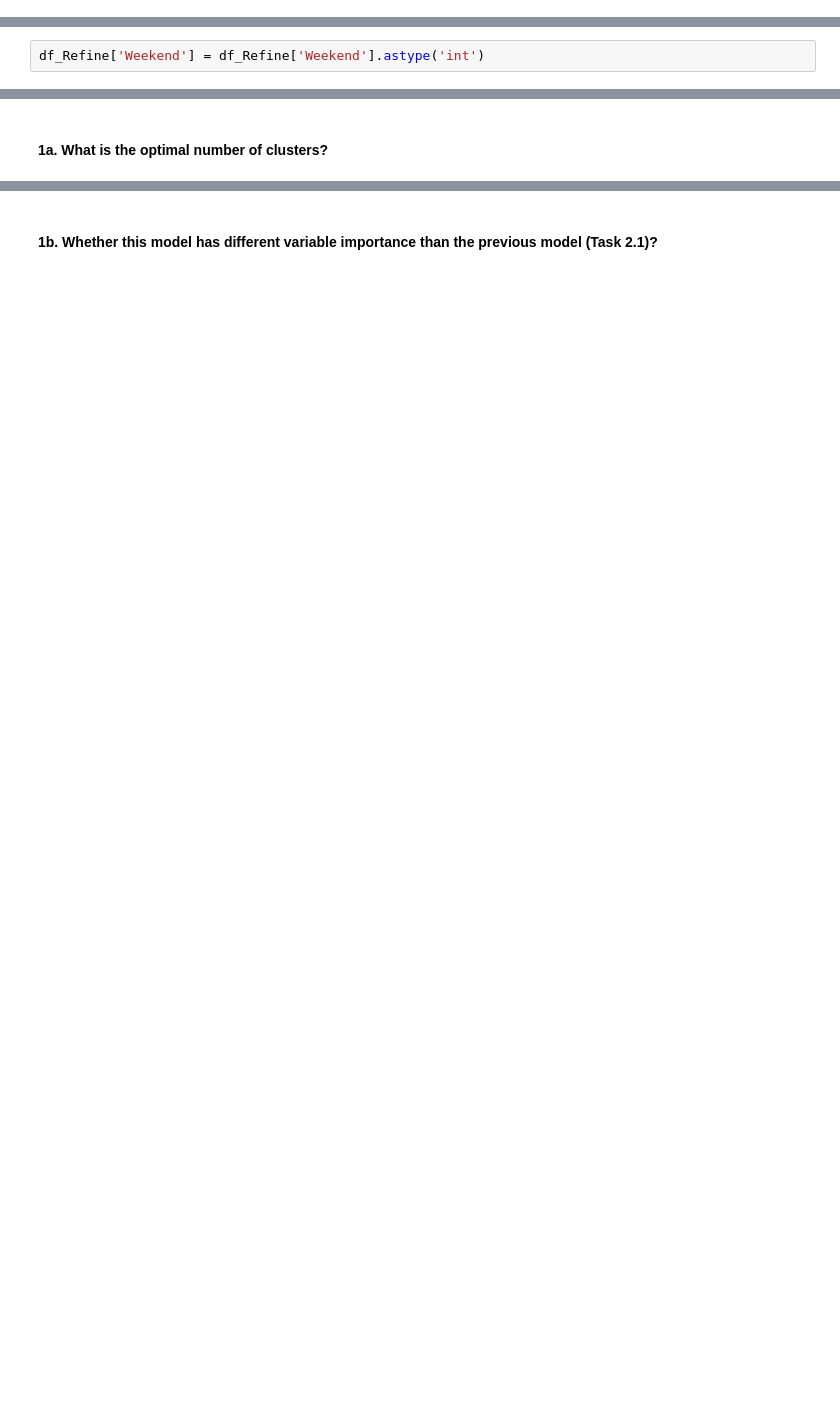
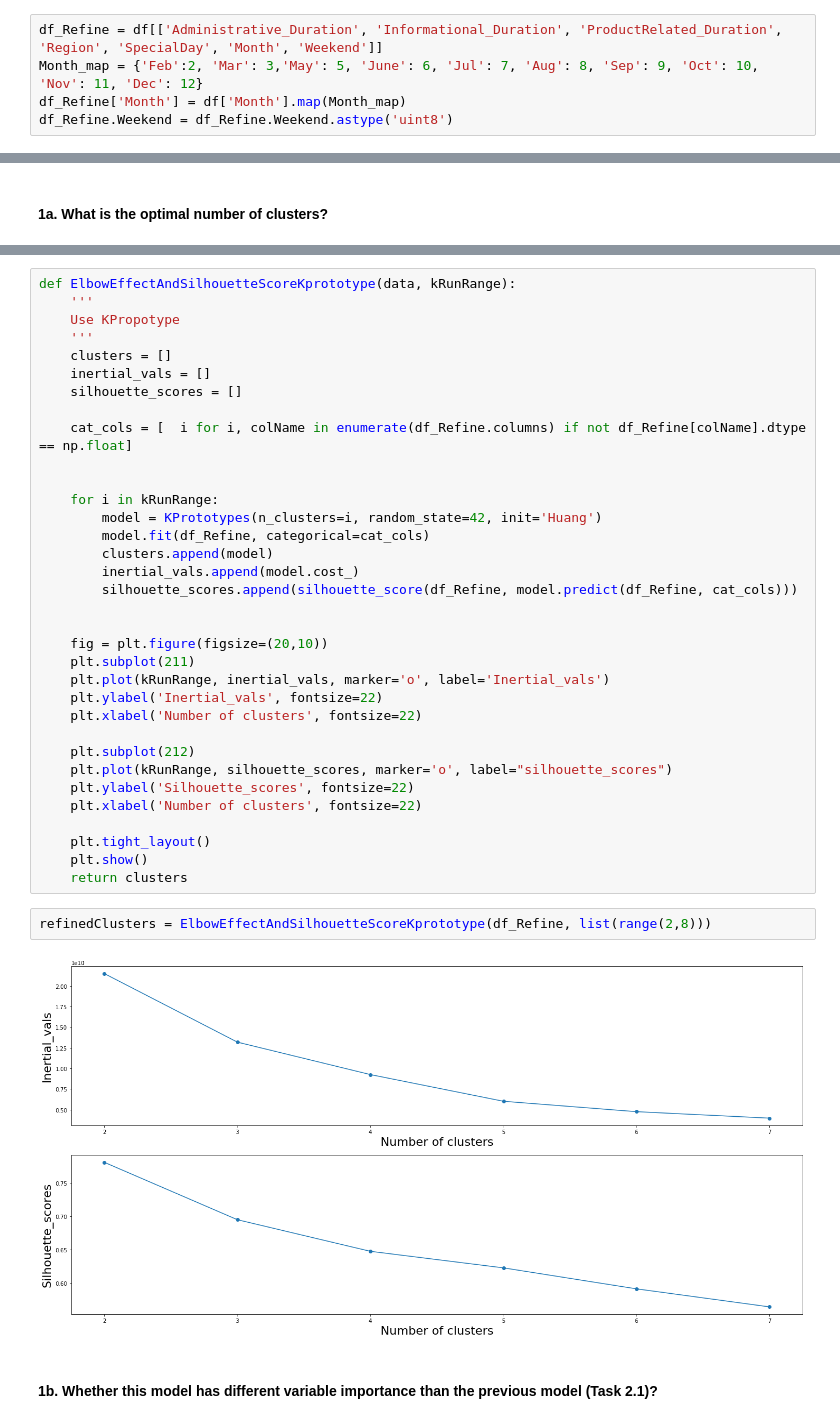
Before and after one commit to jiangdonghan/IFN645Assignment1, a Jupyter notebook: assignment2.ipynb, the cells around one changed output, grey strips where cells are left out. Saved outputs shown, nothing was run; the diff lists cells and outputs as text; blank space fills up the shorter version.

```diff
--- a/assignment2.ipynb
+++ b/assignment2.ipynb
@@ -557,4 +537,9 @@ Distribution for cluster 3
 ## Task 3. Refining the clustering model
 # %% [markdown]
 ### 1. Add more information such as where the users come from and when they access the website, to the clustering analysis
+# %%
+df_Refine = df[['Administrative_Duration', 'Informational_Duration', 'ProductRelated_Duration', 'Region', 'SpecialDay', 'Month', 'Weekend']]
+Month_map = {'Feb':2, 'Mar': 3,'May': 5, 'June': 6, 'Jul': 7, 'Aug': 8, 'Sep': 9, 'Oct': 10, 'Nov': 11, 'Dec': 12}
+df_Refine['Month'] = df['Month'].map(Month_map)
+df_Refine.Weekend = df_Refine.Weekend.astype('uint8')
 # %%
@@ -562,3 +547 @@ df_Refine = df[['Administrative_Duration', 'Informational_Duration', 'ProductRel
 X_refine = df_Refine.as_matrix() # Make a matrix
-# %%
-df_Refine['Weekend'] = df_Refine['Weekend'].astype('int')
@@ -667,2 +552,40 @@ Centroid locations:
+# %%
+def ElbowEffectAndSilhouetteScoreKprototype(data, kRunRange):
+    '''
+    Use KPropotype
+    '''
+    clusters = []
+    inertial_vals = []
+    silhouette_scores = []
+
+    cat_cols = [  i for i, colName in enumerate(df_Refine.columns) if not df_Refine[colName].dtype == np.float]
+
+
+    for i in kRunRange:
+        model = KPrototypes(n_clusters=i, random_state=42, init='Huang')
+        model.fit(df_Refine, categorical=cat_cols)
+        clusters.append(model)
+        inertial_vals.append(model.cost_)
+        silhouette_scores.append(silhouette_score(df_Refine, model.predict(df_Refine, cat_cols)))
+
+
+    fig = plt.figure(figsize=(20,10))
+    plt.subplot(211)
+    plt.plot(kRunRange, inertial_vals, marker='o', label='Inertial_vals')
+    plt.ylabel('Inertial_vals', fontsize=22)
+    plt.xlabel('Number of clusters', fontsize=22)
+
+    plt.subplot(212)
+    plt.plot(kRunRange, silhouette_scores, marker='o', label="silhouette_scores")
+    plt.ylabel('Silhouette_scores', fontsize=22)
+    plt.xlabel('Number of clusters', fontsize=22)
+
+    plt.tight_layout()
+    plt.show()
+    return clusters
+# %%
+refinedClusters = ElbowEffectAndSilhouetteScoreKprototype(df_Refine, list(range(2,8)))
+# %% [output]
+[figure, added]
 # %% [markdown]
 #### 1b. Whether this model has different variable importance than the previous model (Task 2.1)?
```
Also changed, not shown: parts of 36 cells of this notebook.
